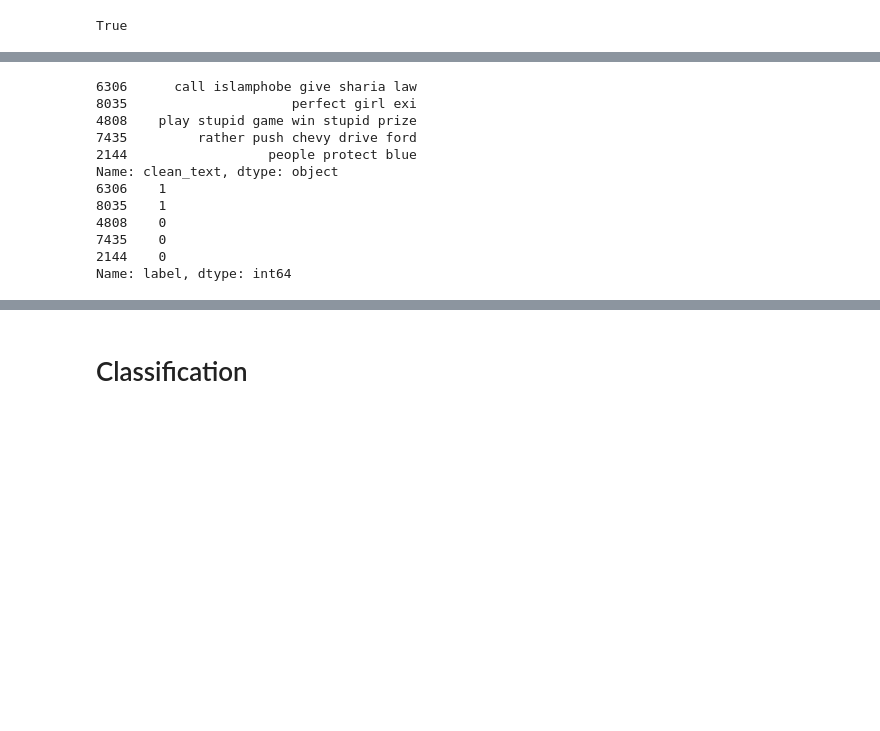
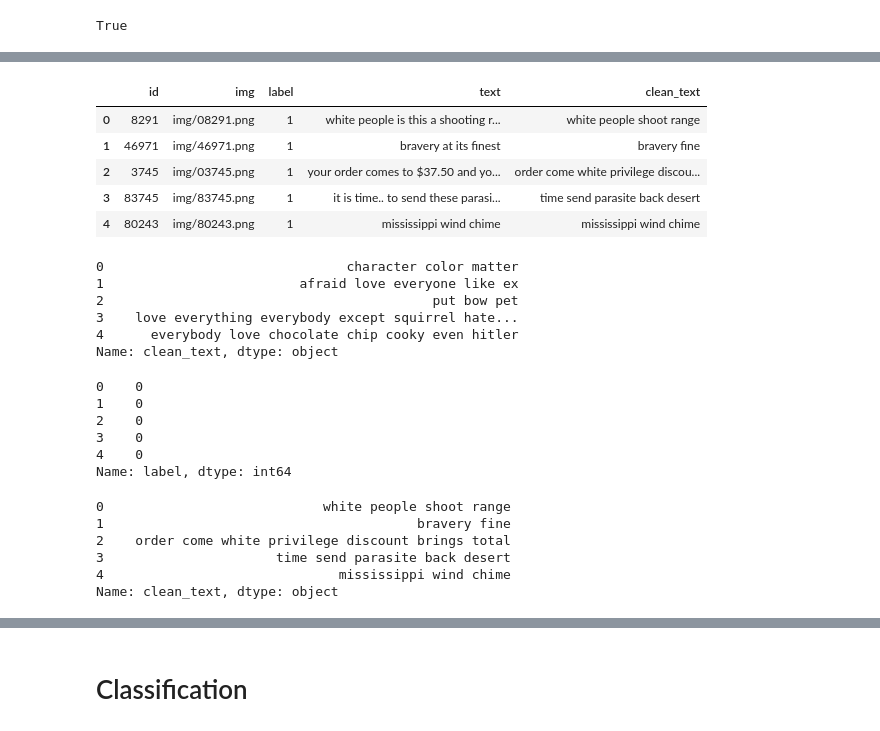
Before and after one commit to hlmth/statsapp, a Jupyter notebook: Classification texte seulement.ipynb, the cells around one changed output, grey strips where cells are left out. Saved outputs shown, nothing was run; the diff lists cells and outputs as text; code cells hidden in the pictures; blank space fills up the shorter version.

```diff
--- a/Classification texte seulement.ipynb
+++ b/Classification texte seulement.ipynb
@@ -202,3 +218,12 @@ df_train.head()
+# %%
+df_dev.head()
+# %% [output]
+|  | id | img | label | text | clean_text |
+| 0 | 8291 | img/08291.png | 1 | white people is this a shooting r... | white people shoot range |
+| 1 | 46971 | img/46971.png | 1 | bravery at its finest | bravery fine |
+| 2 | 3745 | img/03745.png | 1 | your order comes to $37.50 and yo... | order come white privilege discou... |
+| 3 | 83745 | img/83745.png | 1 | it is time.. to send these parasi... | time send parasite back desert |
+| 4 | 80243 | img/80243.png | 1 | mississippi wind chime | mississippi wind chime |
 # %%
 # Mise en vecteur (word embedding)
 
@@ -207,18 +234,29 @@ X_train, X_test, y_train, y_test = train_test_split(df_train["clean_text"],df_tr
 
 #X contient les mots et y contient les labels correspondants
-# %%
-print(X_test.head())
-print(y_test.head())
-# %% [output]
-6306      call islamphobe give sharia law
-8035                     perfect girl exi
-4808    play stupid game win stupid prize
-7435         rather push chevy drive ford
-2144                  people protect blue
-Name: clean_text, dtype: object
-6306    1
-8035    1
-4808    0
-7435    0
-2144    0
-Name: label, dtype: int64
+# %%
+X_train.head()
+# %% [output]
+0                               character color matter
+1                         afraid love everyone like ex
+2                                          put bow pet
+3    love everything everybody except squirrel hate...
+4      everybody love chocolate chip cooky even hitler
+Name: clean_text, dtype: object
+# %%
+y_train.head()
+# %% [output]
+0    0
+1    0
+2    0
+3    0
+4    0
+Name: label, dtype: int64
+# %%
+X_test.head()
+# %% [output]
+0                            white people shoot range
+1                                        bravery fine
+2    order come white privilege discount brings total
+3                      time send parasite back desert
+4                              mississippi wind chime
+Name: clean_text, dtype: object
```
Also changed, not shown: parts of 14 cells of this notebook, 1 other file.
